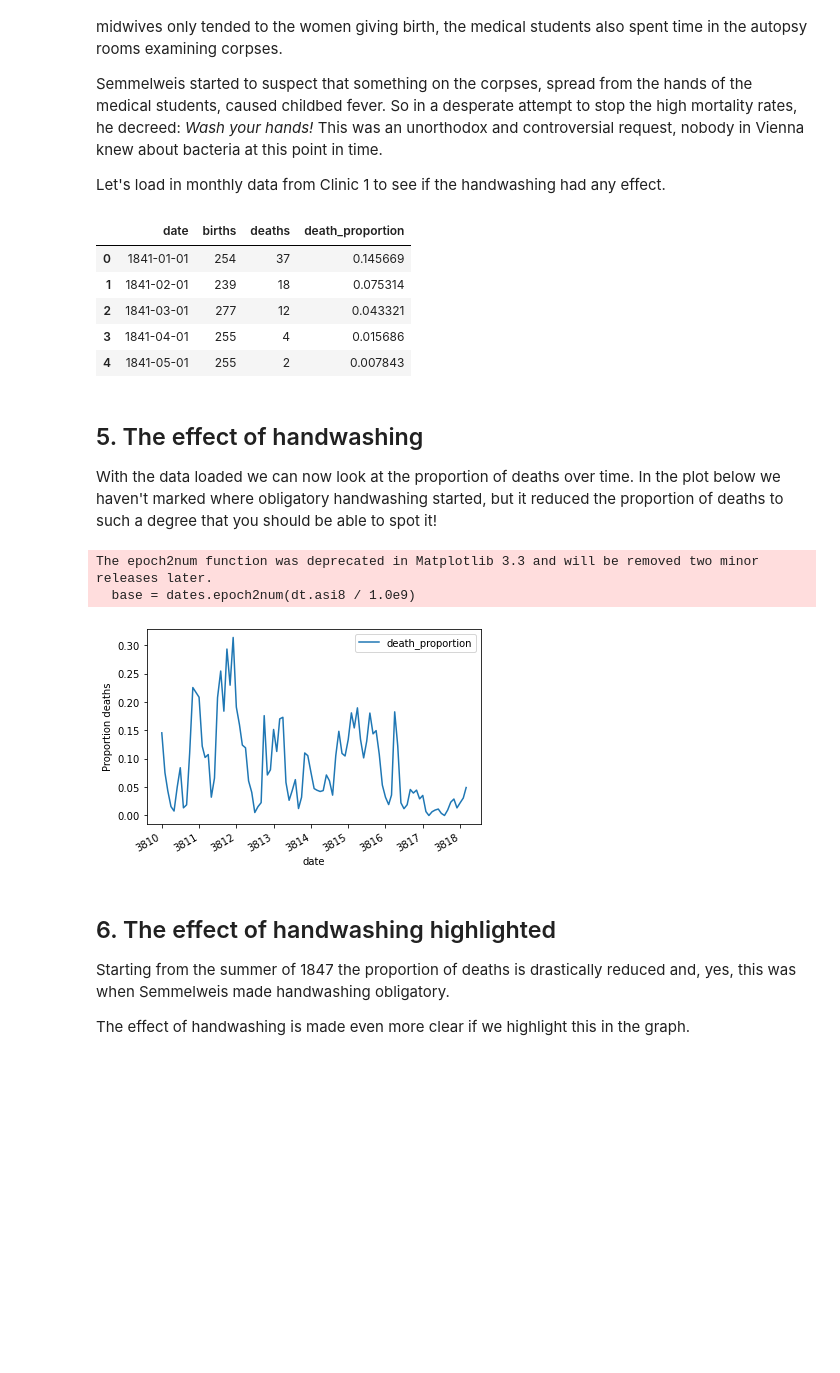
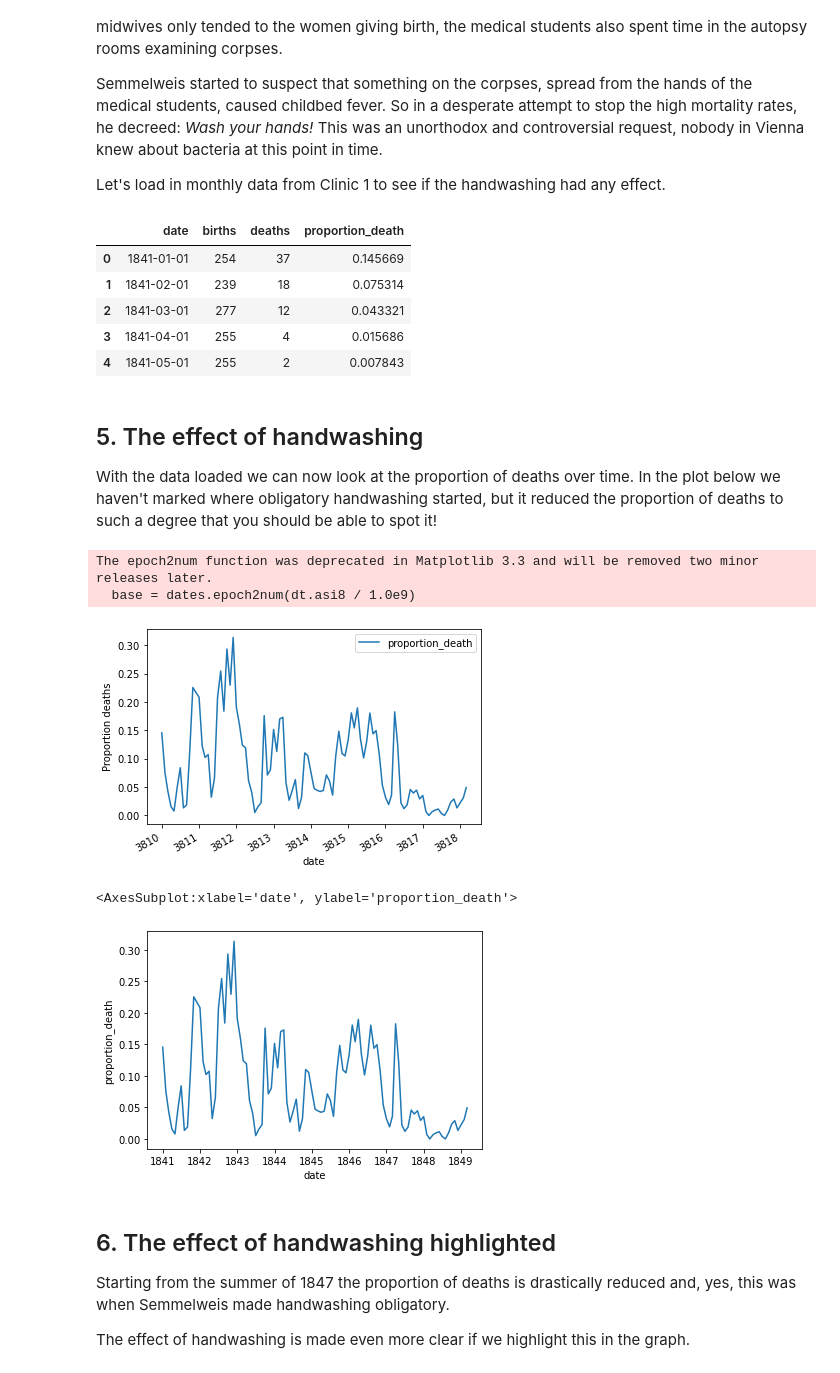
Before and after one commit to thedarkknight99/Technocolabs-Internship-Project, a Jupyter notebook: MiniProject_1_notebook.ipynb, the cells around one changed output. Drawn from its saved outputs; the diff is of its cells as text; code cells hidden in the pictures; blank space fills up the shorter version.

```diff
--- a/MiniProject_1_notebook.ipynb
+++ b/MiniProject_1_notebook.ipynb
@@ -85,7 +85,7 @@ plt.show()
 monthly = pd.read_csv('E:\Technocolabs\mp 1\Dr. Semmelweis and the Discovery of Handwashing\datasets\monthly_deaths.csv'
                       ,parse_dates=['date'])
 
-monthly["death_proportion"] = monthly["deaths"]/monthly["births"]
+monthly["proportion_death"] = monthly["deaths"]/monthly["births"]
 
 # Calculate proportion of deaths per no. births
 # ... YOUR CODE FOR TASK 4 ...
@@ -95,14 +95,15 @@ monthly.head()
 # Print out the first rows in monthly
 # ... YOUR CODE FOR TASK 4 ...
 # %% [output]
-|  | date | births | deaths | death_proportion |
+|  | date | births | deaths | proportion_death |
 | 0 | 1841-01-01 | 254 | 37 | 0.145669 |
 | 1 | 1841-02-01 | 239 | 18 | 0.075314 |
 | 2 | 1841-03-01 | 277 | 12 | 0.043321 |
 | 3 | 1841-04-01 | 255 | 4 | 0.015686 |
 | 4 | 1841-05-01 | 255 | 2 | 0.007843 |
 # %%
-monthly.date = pd.to_datetime(monthly['date'])
+#monthly.date = pd.to_datetime(monthly['date'])
+#matplotlib.dates.epoch2num(['date'])
 #help(datetime)
 #print(monthly.date[0].year)
 # %% [markdown]
@@ -111,17 +112,21 @@ monthly.date = pd.to_datetime(monthly['date'])
 # %%
 # Plot monthly proportion of deaths
 # ... YOUR CODE FOR TASK 5 ...
 
 %matplotlib inline
-ax = monthly.plot(x="date",y="death_proportion")
+ax = monthly.plot(x="date",y="proportion_death")
 
 ax.set_ylabel("Proportion deaths")
 
 plt.show()
+import seaborn as sns
+sns.lineplot(y="proportion_death",x="date",data=monthly)
 # %% [output]
 The epoch2num function was deprecated in Matplotlib 3.3 and will be removed two minor releases later.
   base = dates.epoch2num(dt.asi8 / 1.0e9)
-[figure, old version]
+[figure, new version]
+<AxesSubplot:xlabel='date', ylabel='proportion_death'>
+[figure, added]
 # %% [markdown]
 ## 6. The effect of handwashing highlighted
 <p>Starting from the summer of 1847 the proportion of deaths is drastically reduced and, yes, this was when Semmelweis made handwashing obligatory. </p>
```
Also changed, not shown: parts of 3 cells of this notebook.
